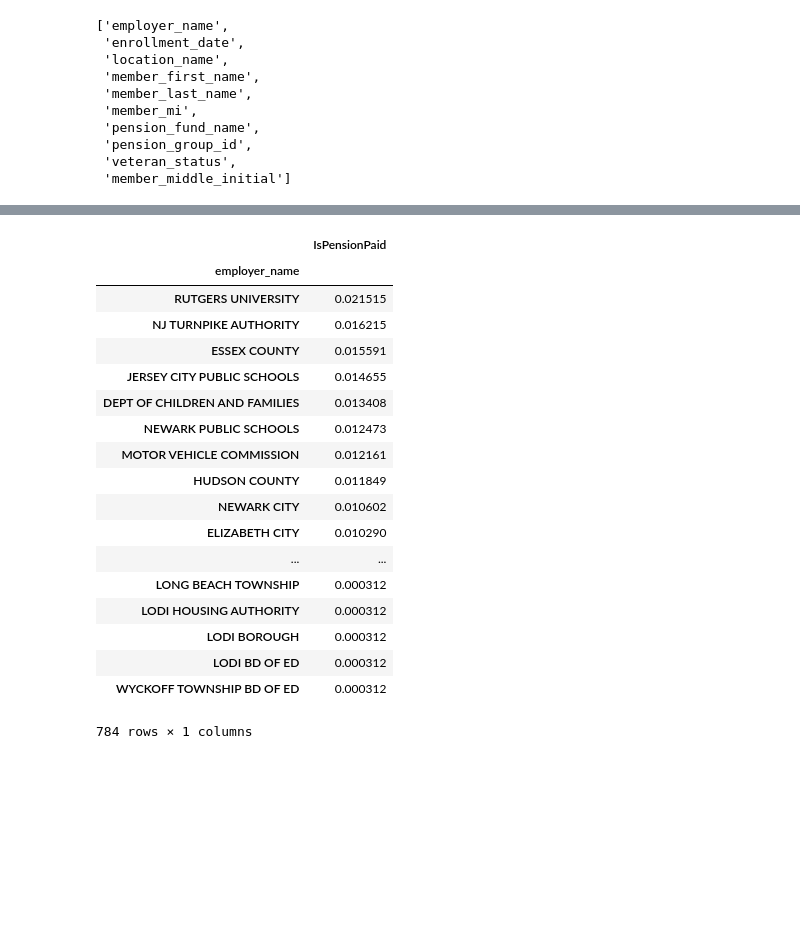
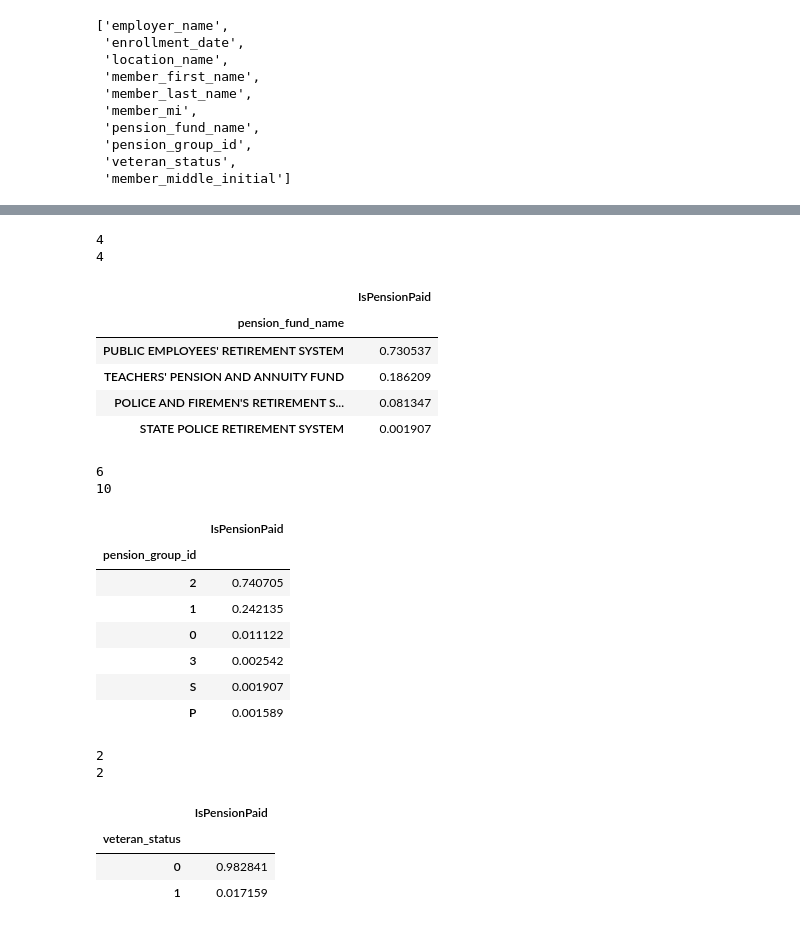
Before and after one commit to akaicomet/NJOITOpenDataCenter, a Jupyter notebook: NJOITOpenDataCenter_Pension_Record_ModelEaluating.ipynb, the cells around one changed output, grey strips where cells are left out. Saved outputs shown, nothing was run; the diff lists cells and outputs as text; code cells hidden in the pictures; blank space fills up the shorter version.

```diff
--- a/NJOITOpenDataCenter_Pension_Record_ModelEaluating.ipynb
+++ b/NJOITOpenDataCenter_Pension_Record_ModelEaluating.ipynb
@@ -228,22 +292,41 @@ member_middle_initial
+# %%
+print(len(df_mismatched.groupby(['pension_fund_name'])))
+print(len(sample2.groupby(['pension_fund_name'])))
+(df_mismatched[['pension_fund_name','IsPensionPaid']].groupby(['pension_fund_name']).count()/len(df_mismatched)).sort_values('IsPensionPaid', ascending=False)
+# %% [output]
+4
+4
+|  | IsPensionPaid |
+| pension_fund_name |  |
+| PUBLIC EMPLOYEES' RETIREMENT SYSTEM | 0.730537 |
+| TEACHERS' PENSION AND ANNUITY FUND | 0.186209 |
+| POLICE AND FIREMEN'S RETIREMENT S... | 0.081347 |
+| STATE POLICE RETIREMENT SYSTEM | 0.001907 |
+# %%
+print(len(df_mismatched.groupby(['pension_group_id'])))
+print(len(sample2.groupby(['pension_group_id'])))
+(df_mismatched[['pension_group_id','IsPensionPaid']].groupby(['pension_group_id']).count()/len(df_mismatched)).sort_values('IsPensionPaid', ascending=False)
+# %% [output]
+6
+10
+|  | IsPensionPaid |
+| pension_group_id |  |
+| 2 | 0.740705 |
+| 1 | 0.242135 |
+| 0 | 0.011122 |
+| 3 | 0.002542 |
+| S | 0.001907 |
+| P | 0.001589 |
 # %%
-(df_mismatched[['employer_name','IsPensionPaid']].groupby(['employer_name']).count()/len(df_mismatched)).sort_values('IsPensionPaid', ascending=False)
+
+
+print(len(df_mismatched.groupby(['veteran_status'])))
+print(len(sample2.groupby(['veteran_status'])))
+(df_mismatched[['veteran_status','IsPensionPaid']].groupby(['veteran_status']).count()/len(df_mismatched)).sort_values('IsPensionPaid', ascending=False)
 # %% [output]
+2
+2
 |  | IsPensionPaid |
-| employer_name |  |
-| RUTGERS UNIVERSITY | 0.021515 |
-| NJ TURNPIKE AUTHORITY | 0.016215 |
-| ESSEX COUNTY | 0.015591 |
-| JERSEY CITY PUBLIC SCHOOLS | 0.014655 |
-| DEPT OF CHILDREN AND FAMILIES | 0.013408 |
-| NEWARK PUBLIC SCHOOLS | 0.012473 |
-| MOTOR VEHICLE COMMISSION | 0.012161 |
-| HUDSON COUNTY | 0.011849 |
-| NEWARK CITY | 0.010602 |
-| ELIZABETH CITY | 0.010290 |
-| ... | ... |
-| LONG BEACH TOWNSHIP | 0.000312 |
-| LODI HOUSING AUTHORITY | 0.000312 |
-| LODI BOROUGH | 0.000312 |
-| LODI BD OF ED | 0.000312 |
-| WYCKOFF TOWNSHIP BD OF ED | 0.000312 |
+| veteran_status |  |
+| 0 | 0.982841 |
+| 1 | 0.017159 |
-784 rows × 1 columns
```
Also changed, not shown: parts of 17 cells of this notebook.
